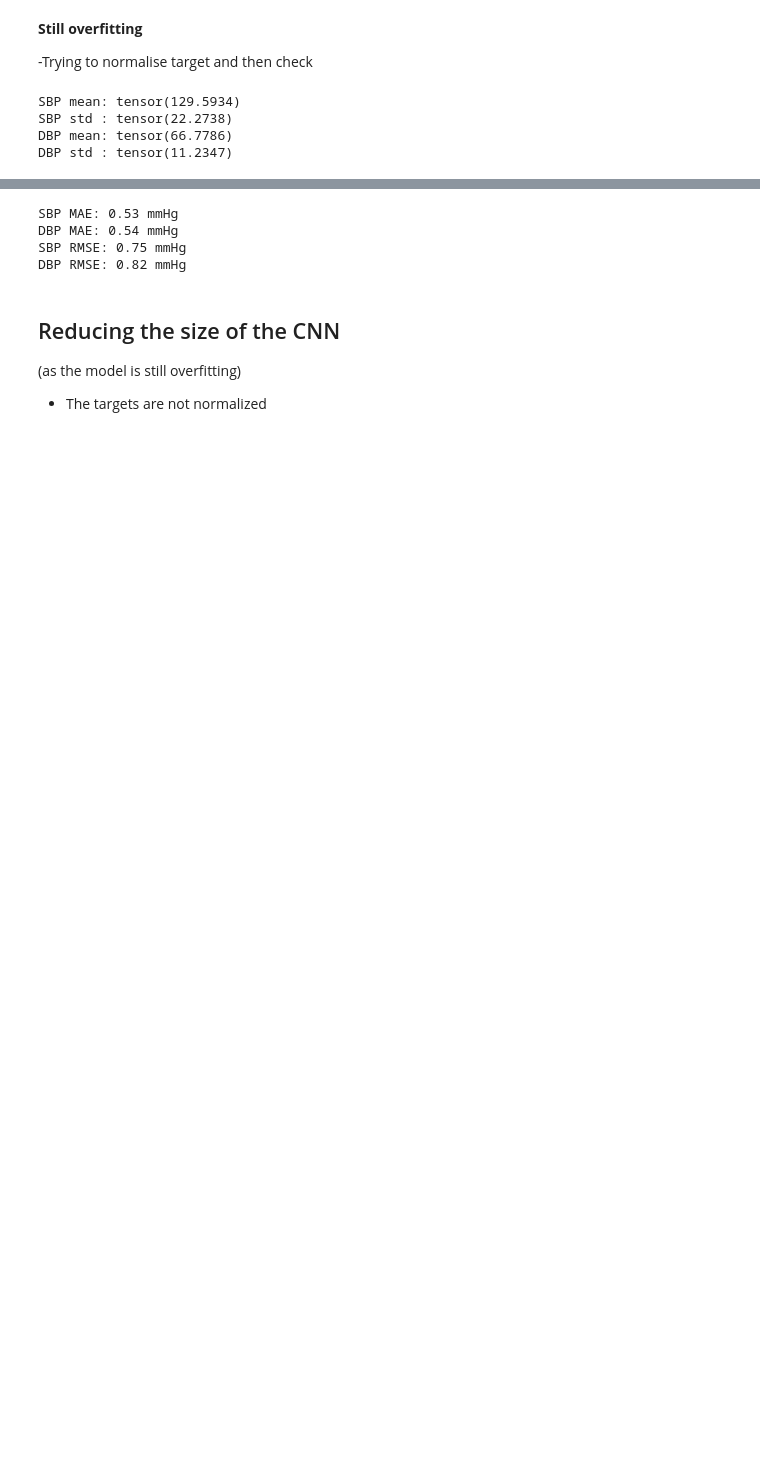
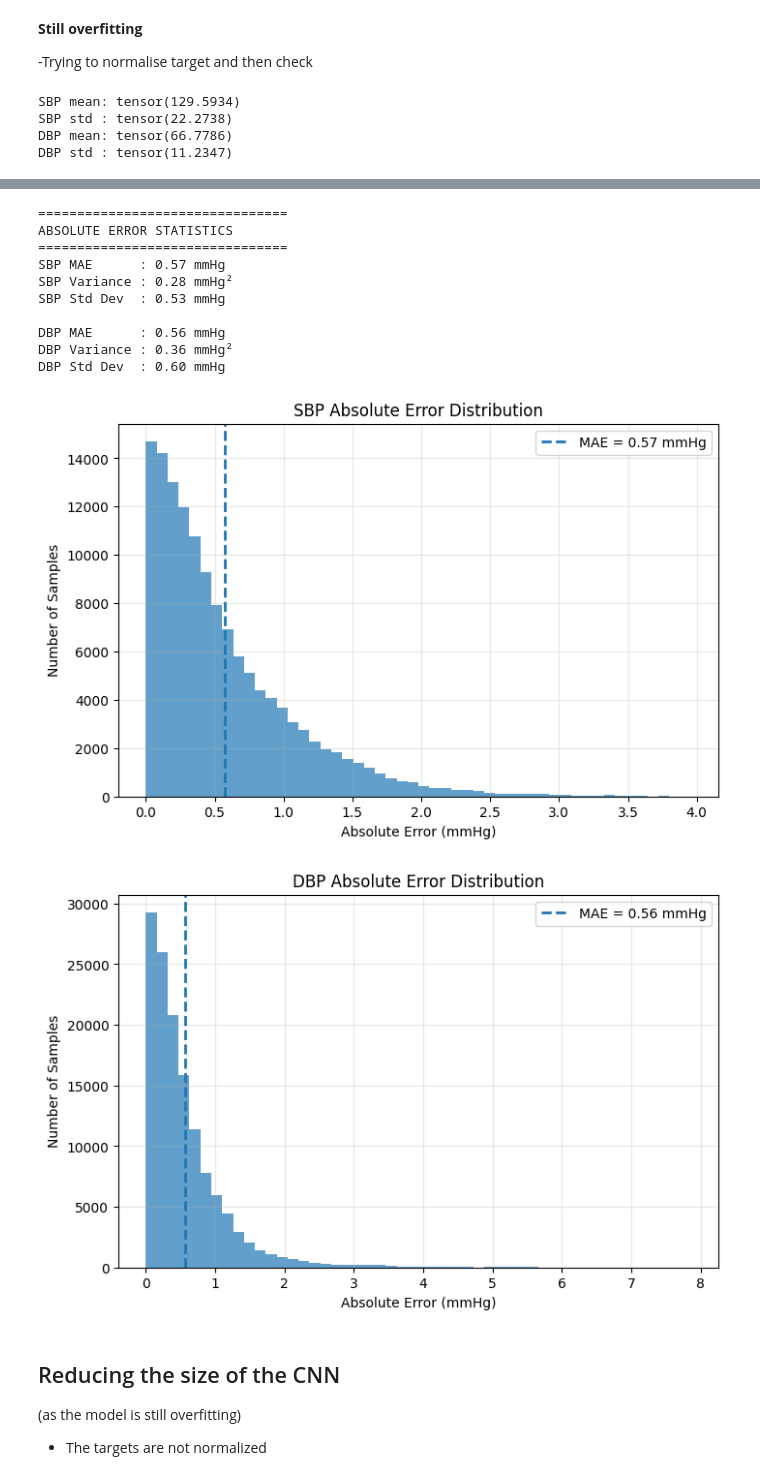
Before and after one commit to Yashvi1701/BP_estimation, a Jupyter notebook: experiments/cnn_lstm_uci.ipynb, the cells around one changed output, grey strips where cells are left out. Saved outputs shown, nothing was run; the diff lists cells and outputs as text; code cells hidden in the pictures; blank space fills up the shorter version.

```diff
--- a/experiments/cnn_lstm_uci.ipynb
+++ b/experiments/cnn_lstm_uci.ipynb
@@ -287,0 +451,6 @@ plt.show()
+# %%
+results = evaluate_model(
+    model,
+    test_loader,
+    device
+)
@@ -288,14 +465,18 @@ plt.show()
 # %%
-predictions, targets, metrics = evaluate_model(
-    model,
-    test_loader,
-    device
-)
+plot_mae(results)
 # %% [output]
-SBP MAE: 0.53 mmHg
-DBP MAE: 0.54 mmHg
-SBP RMSE: 0.75 mmHg
-DBP RMSE: 0.82 mmHg
+================================
+ABSOLUTE ERROR STATISTICS
+================================
+SBP MAE      : 0.57 mmHg
+SBP Variance : 0.28 mmHg²
+SBP Std Dev  : 0.53 mmHg
+
+DBP MAE      : 0.56 mmHg
+DBP Variance : 0.36 mmHg²
+DBP Std Dev  : 0.60 mmHg
+[figure, added]
+[figure, added]
 # %% [markdown]
 ## Reducing the size of the CNN ##
 (as the model is still overfitting)
```
Also changed, not shown: parts of 12 cells of this notebook, 2 other files.
